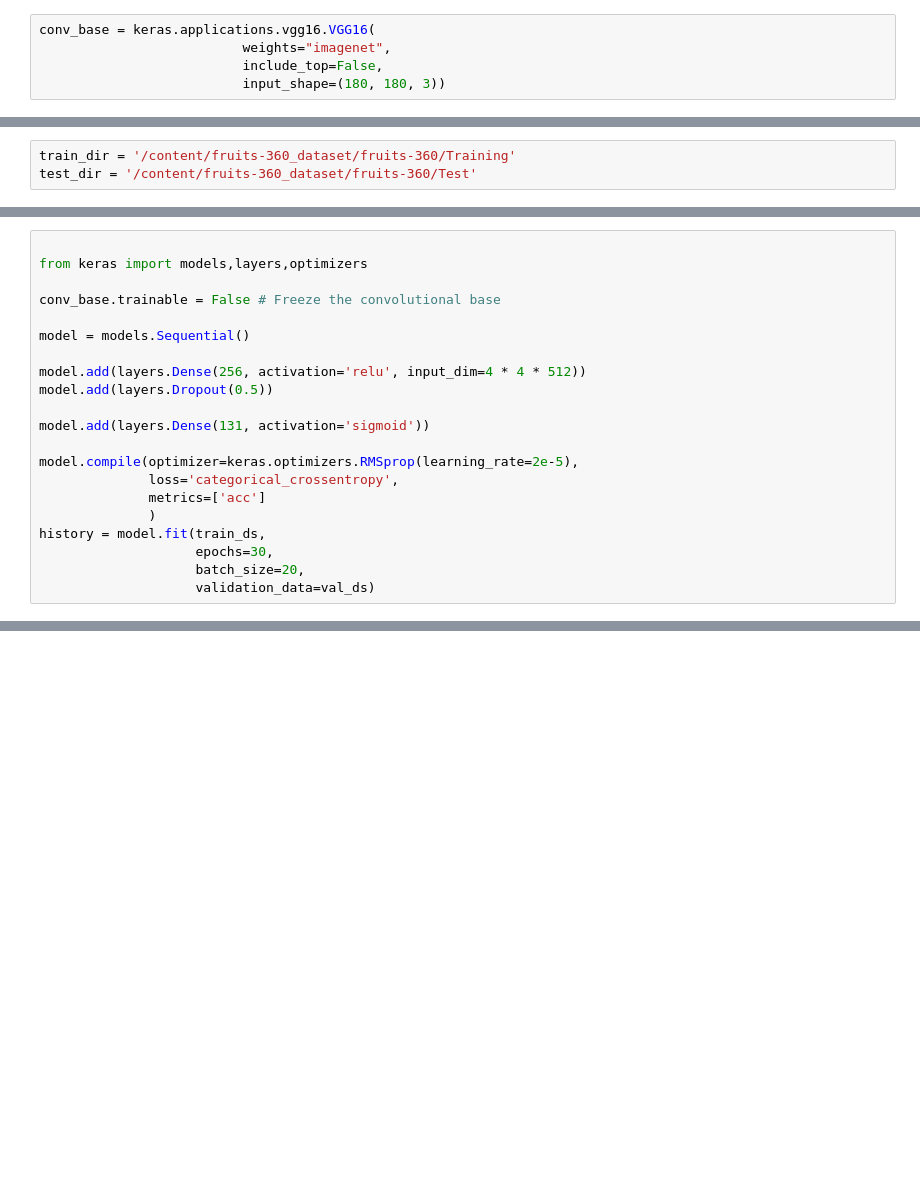
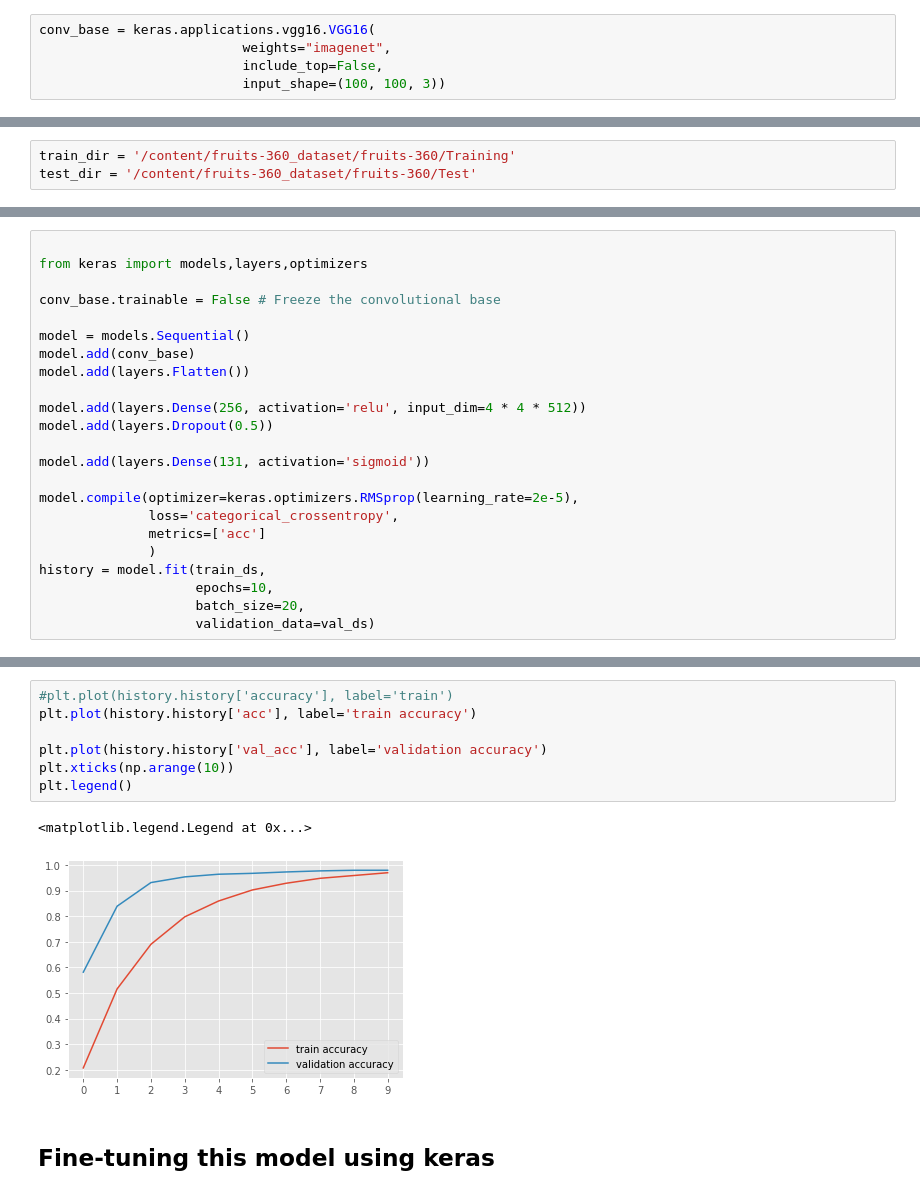
Before and after one commit to aenoboa1/ML_Zoomcamp-Capstone-Project, a Jupyter notebook: FruitsProject_VGG.ipynb, the cells around one changed output, grey strips where cells are left out. Cells and saved outputs as stored; diff of their text form; blank space fills up the shorter version.

```diff
--- a/FruitsProject_VGG.ipynb
+++ b/FruitsProject_VGG.ipynb
@@ -49,4 +47,4 @@ plt.style.use(['ggplot'])
 conv_base = keras.applications.vgg16.VGG16(
                           weights="imagenet",
                           include_top=False,
-                          input_shape=(180, 180, 3))
+                          input_shape=(100, 100, 3))
@@ -124,6 +122,8 @@ from keras import models,layers,optimizers
 conv_base.trainable = False # Freeze the convolutional base
 
 model = models.Sequential()
+model.add(conv_base)
+model.add(layers.Flatten())
 
 model.add(layers.Dense(256, activation='relu', input_dim=4 * 4 * 512))
 model.add(layers.Dropout(0.5))
@@ -135,7 +135,7 @@ model.compile(optimizer=keras.optimizers.RMSprop(learning_rate=2e-5),
               metrics=['acc']
               )
 history = model.fit(train_ds,
-                    epochs=30,
+                    epochs=10,
                     batch_size=20,
                     validation_data=val_ds)
 # %% [output]
@@ -144,0 +167,12 @@ ValueError: ignored
+# %%
+#plt.plot(history.history['accuracy'], label='train')
+plt.plot(history.history['acc'], label='train accuracy')
+
+plt.plot(history.history['val_acc'], label='validation accuracy')
+plt.xticks(np.arange(10))
+plt.legend()
+# %% [output]
+<matplotlib.legend.Legend at 0x...>
+[figure, added]
+# %% [markdown]
+## Fine-tuning this model using keras
```
Also changed, not shown: parts of 10 cells of this notebook.
